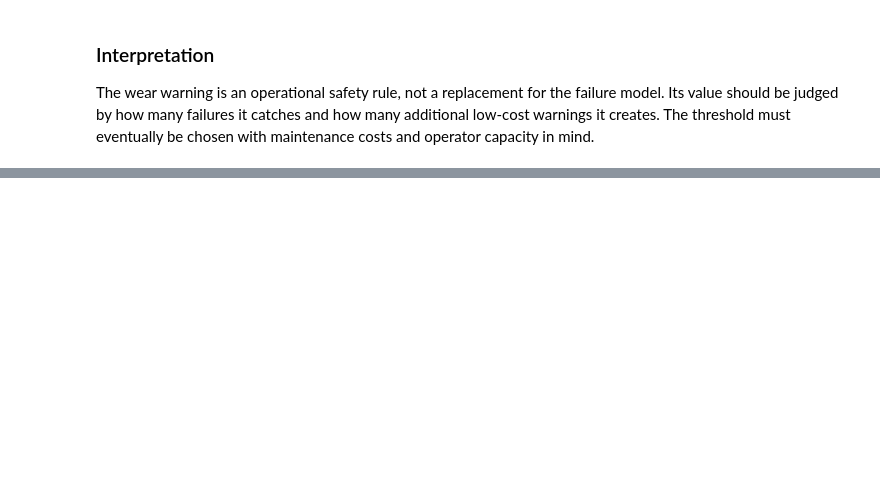
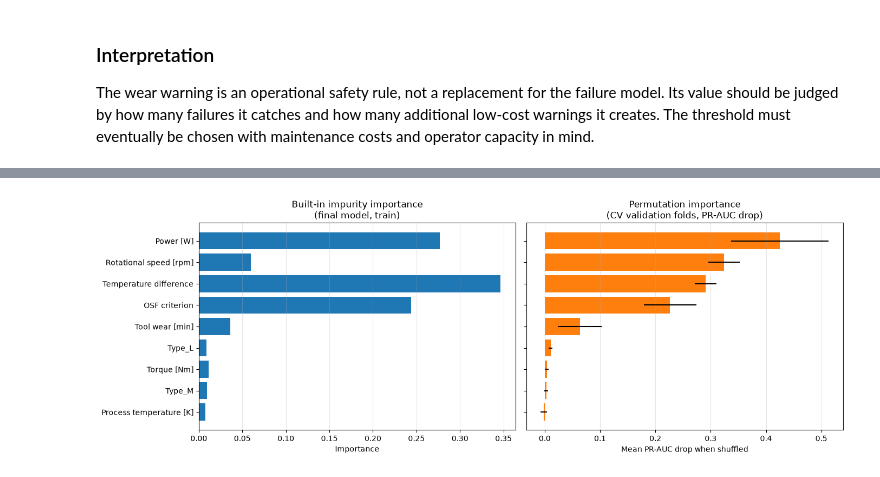
Before and after one commit to KacperKnapek/Machine-failure-prediction, a Jupyter notebook: notebooks/05_feature_experiment.ipynb, the cells around one changed output, grey strips where cells are left out. Cells and saved outputs as stored; diff of their text form; code cells hidden in the pictures; blank space fills up the shorter version.

```diff
--- a/notebooks/05_feature_experiment.ipynb
+++ b/notebooks/05_feature_experiment.ipynb
@@ -899,0 +1065,7 @@ The wear warning is an operational safety rule, not a replacement for the failur
+# %%
+builtin_importances = pd.Series(
+    final_model.feature_importances_,
+    index=FINAL_FEATURES,
+    name="impurity_importance",
+).sort_values(ascending=False)
+display(builtin_importances.round(4).to_frame())
@@ -899,0 +1126,23 @@ The wear warning is an operational safety rule, not a replacement for the failur
+# %%
+fig, axes = plt.subplots(1, 2, figsize=(14, 5), sharey=True)
+
+plot_order = permutation_summary.index[::-1]
+axes[0].barh(plot_order, builtin_importances.loc[plot_order], color="tab:blue")
+axes[0].set_title("Built-in impurity importance\n(final model, train)")
+axes[0].set_xlabel("Importance")
+
+axes[1].barh(
+    plot_order,
+    permutation_summary.loc[plot_order, "mean_pr_auc_drop"],
+    xerr=permutation_summary.loc[plot_order, "std_across_folds"],
+    color="tab:orange",
+)
+axes[1].set_title("Permutation importance\n(CV validation folds, PR-AUC drop)")
+axes[1].set_xlabel("Mean PR-AUC drop when shuffled")
+
+for ax in axes:
+    ax.grid(alpha=0.3, axis="x")
+plt.tight_layout()
+plt.show()
+# %% [output]
+[figure, added]
```
Also changed, not shown: parts of 14 cells of this notebook, 2 other files.
